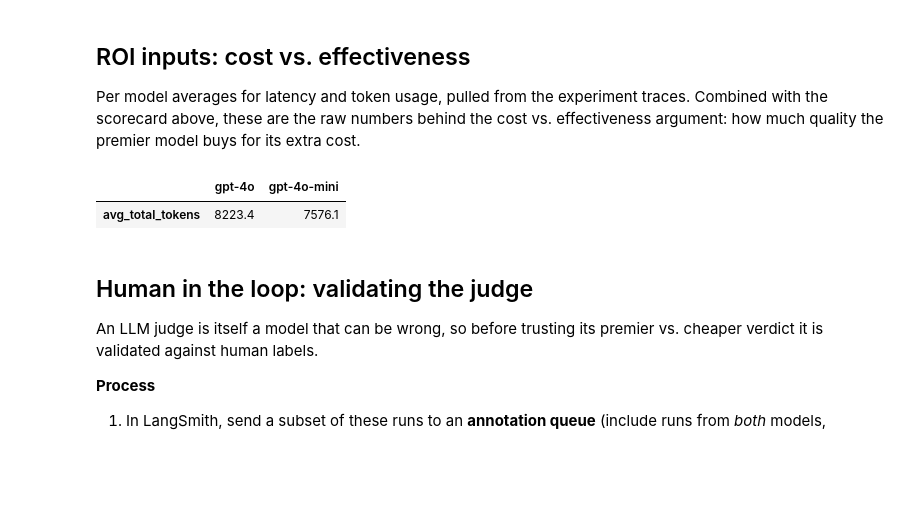
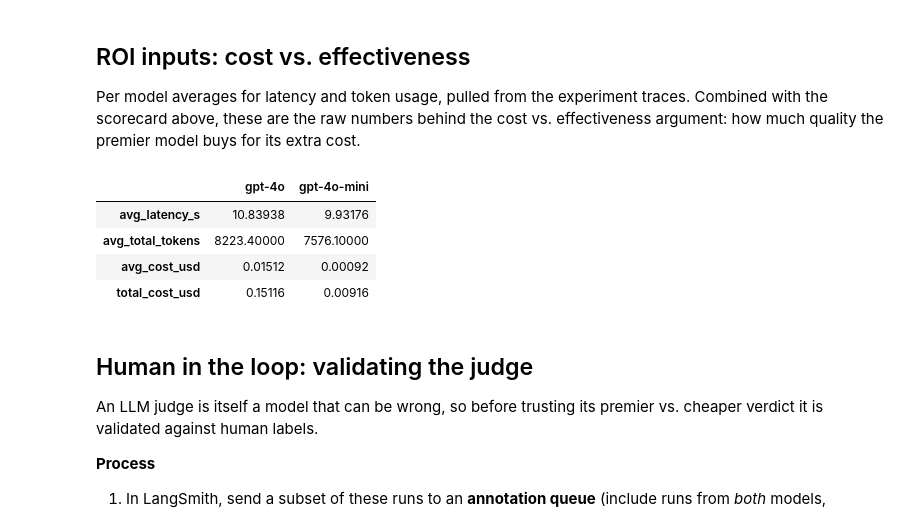
Before and after one commit to seanmcgowanx/nrcs-program-navigator, a Jupyter notebook: notebooks/03_evaluation_traces.ipynb, the cells around one changed output. Cells and saved outputs as stored; diff of their text form; code cells hidden in the pictures; blank space fills up the shorter version.

Commit message:
include human-in-the-loop scorecard + cohens kappa, improved roi cell in 03_evaluation_traces

```diff
--- a/notebooks/03_evaluation_traces.ipynb
+++ b/notebooks/03_evaluation_traces.ipynb
@@ -122,25 +122,15 @@ scorecard.round(3)
 
 Per model averages for latency and token usage, pulled from the experiment traces. Combined with the scorecard above, these are the raw numbers behind the cost vs. effectiveness argument: how much quality the premier model buys for its extra cost.
 # %%
-import pandas as pd
-
-roi_rows = {}
-for model, exp in results.items():
-    df = exp.to_pandas()
-    row = {}
-    if "latency" in df.columns:
-        row["avg_latency_s"] = df["latency"].mean()
-    token_col = next((c for c in df.columns if c.endswith("total_tokens")), None)
-    if token_col is not None:
-        row["avg_total_tokens"] = df[token_col].mean()
-    if "total_cost" in df.columns:
-        row["avg_cost_usd"] = df["total_cost"].mean()
-    roi_rows[model] = row
-
-pd.DataFrame(roi_rows).round(5)
+# Latency, tokens, and dollar cost per model, read from the LangSmith run roots
+# (the agent invocations). Pair with the scorecard above for cost vs. effectiveness.
+run_traces.roi_table(results).round(5)
 # %% [output]
 |  | gpt-4o | gpt-4o-mini |
-| avg_total_tokens | 8223.4 | 7576.1 |
+| avg_latency_s | 10.83938 | 9.93176 |
+| avg_total_tokens | 8223.40000 | 7576.10000 |
+| avg_cost_usd | 0.01512 | 0.00092 |
+| total_cost_usd | 0.15116 | 0.00916 |
 # %% [markdown]
 ## Human in the loop: validating the judge
 
```
Also changed, not shown: parts of 1 cell of this notebook, 2 other files.
